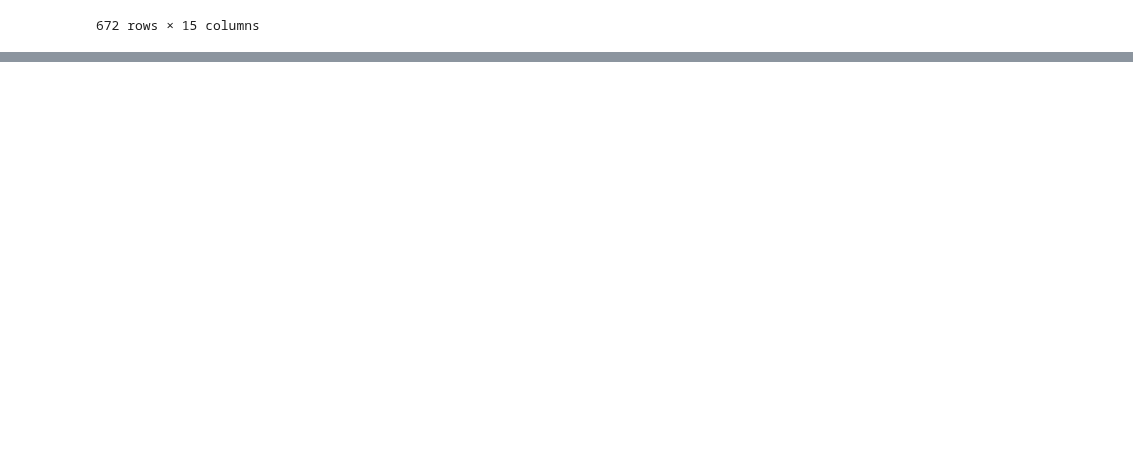
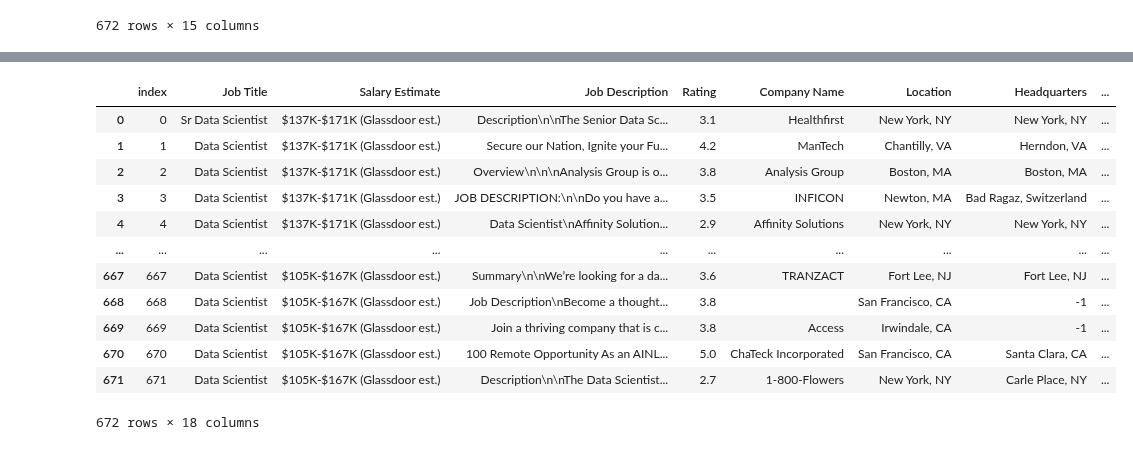
Before and after one commit to Aviost111/ds_project, a Jupyter notebook: data cleaning.ipynb, the cells around one changed output, grey strips where cells are left out. Drawn from its saved outputs; the diff is of its cells as text; code cells hidden in the pictures; blank space fills up the shorter version.

Commit message:
cleaned up some of the data

```diff
--- a/data cleaning.ipynb
+++ b/data cleaning.ipynb
@@ -19,0 +47,5 @@ df
+# %%
+#making a min column column and changing type to int (wanted to have a space instead of _ but it interferes with avg)
+df['Min_Salary']=without_kd.apply(lambda x:x.split('-')[0])
+df['Min_Salary']=df['Min_Salary'].astype('int')
+df['Min_Salary']
@@ -19,0 +65,5 @@ df
+# %%
+#making a max column and changing type to int
+df['Max_Salary']=without_kd.apply(lambda x:x.split('-')[1])
+df['Max_Salary']=df['Max_Salary'].astype('int')
+df['Max_Salary']
@@ -19,0 +83,4 @@ df
+# %%
+#making an avg column
+df['Avg Salary']=(df.Min_Salary+df.Max_Salary)/2
+df['Avg Salary']
@@ -19,0 +100,6 @@ df
+# %%
+# remove rating from Company Name
+df['Rating']=df['Rating'].astype('float')
+df['Company Name']=df.apply(lambda x:x['Company Name'] if x['Rating'] <0 else x['Company Name'][:-4],axis=1)
+
+df['Company Name']
@@ -19,0 +134,22 @@ df
+# %%
+#finding the avg of ratings without the -1's and inserting it where they are
+ratingNoMinus=df[df['Rating']>0]
+ratingNoMinus=ratingNoMinus['Rating']
+ratingNoMinusAvg=(ratingNoMinus.sum()/len(ratingNoMinus))
+ratingNoMinusAvg=((ratingNoMinusAvg*10).astype('int')/10)
+df['Rating']=df['Rating'].apply(lambda x:ratingNoMinusAvg if x<0 else x)
+df
+# %% [output]
+|  | index | Job Title | Salary Estimate | Job Description | Rating | Company Name | Location | Headquarters | ... |
+| 0 | 0 | Sr Data Scientist | $137K-$171K (Glassdoor est.) | Description\n\nThe Senior Data Sc... | 3.1 | Healthfirst | New York, NY | New York, NY | ... |
+| 1 | 1 | Data Scientist | $137K-$171K (Glassdoor est.) | Secure our Nation, Ignite your Fu... | 4.2 | ManTech | Chantilly, VA | Herndon, VA | ... |
+| 2 | 2 | Data Scientist | $137K-$171K (Glassdoor est.) | Overview\n\n\nAnalysis Group is o... | 3.8 | Analysis Group | Boston, MA | Boston, MA | ... |
+| 3 | 3 | Data Scientist | $137K-$171K (Glassdoor est.) | JOB DESCRIPTION:\n\nDo you have a... | 3.5 | INFICON | Newton, MA | Bad Ragaz, Switzerland | ... |
+| 4 | 4 | Data Scientist | $137K-$171K (Glassdoor est.) | Data Scientist\nAffinity Solution... | 2.9 | Affinity Solutions | New York, NY | New York, NY | ... |
+| ... | ... | ... | ... | ... | ... | ... | ... | ... | ... |
+| 667 | 667 | Data Scientist | $105K-$167K (Glassdoor est.) | Summary\n\nWe’re looking for a da... | 3.6 | TRANZACT | Fort Lee, NJ | Fort Lee, NJ | ... |
+| 668 | 668 | Data Scientist | $105K-$167K (Glassdoor est.) | Job Description\nBecome a thought... | 3.8 |  | San Francisco, CA | -1 | ... |
+| 669 | 669 | Data Scientist | $105K-$167K (Glassdoor est.) | Join a thriving company that is c... | 3.8 | Access | Irwindale, CA | -1 | ... |
+| 670 | 670 | Data Scientist | $105K-$167K (Glassdoor est.) | 100 Remote Opportunity As an AINL... | 5.0 | ChaTeck Incorporated | San Francisco, CA | Santa Clara, CA | ... |
+| 671 | 671 | Data Scientist | $105K-$167K (Glassdoor est.) | Description\n\nThe Data Scientist... | 2.7 | 1-800-Flowers | New York, NY | Carle Place, NY | ... |
+672 rows × 18 columns
```
Also changed, not shown: parts of 15 cells of this notebook, 1 other file.
